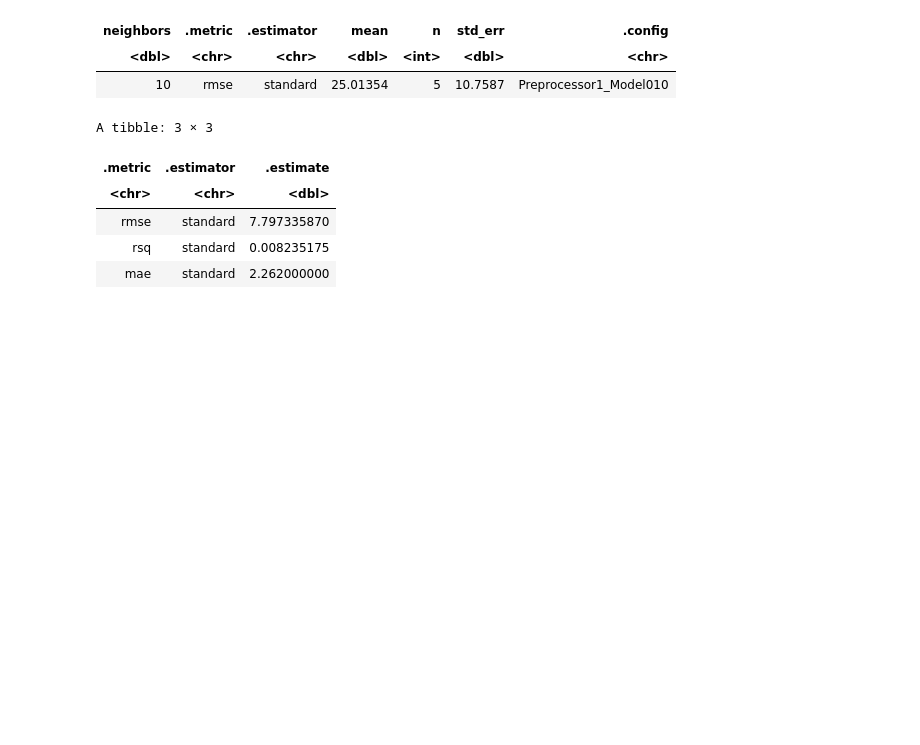
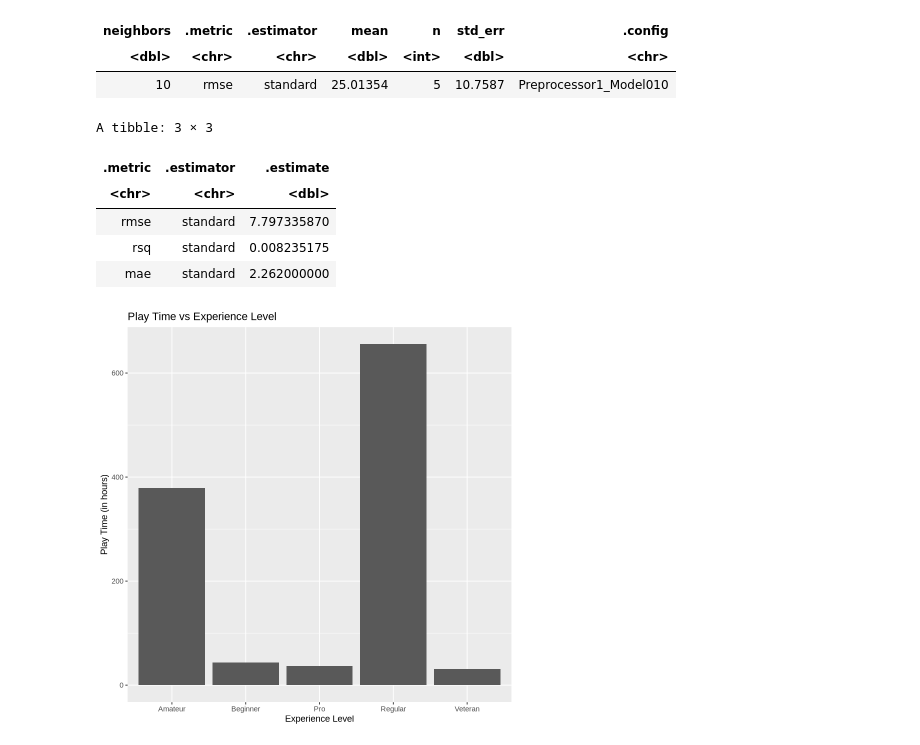
Before and after one commit to leticiascudeller/DSCI-100-proj, a Jupyter notebook: Untitled.ipynb, the cells around one changed output. Saved outputs shown, nothing was run; the diff lists cells and outputs as text; code cells hidden in the pictures; blank space fills up the shorter version.

Commit message:
Added visualizations
Added visualizations for play time vs experience level and play time vs subscription.

```diff
--- a/Untitled.ipynb
+++ b/Untitled.ipynb
@@ -562,3 +562,9 @@ A tibble: 3 × 3
 | rmse | standard | 7.797335870 |
 | rsq | standard | 0.008235175 |
 | mae | standard | 2.262000000 |
+# %%
+player_plot_experience <- ggplot(players, aes(x = experience, y = played_hours)) +
+    geom_bar(stat = "identity") + labs(x = "Experience Level", y = "Play Time (in hours)") + ggtitle("Play Time vs Experience Level")
+player_plot_experience
+# %% [output]
+[figure, added]
```
Also changed, not shown: parts of 1 cell of this notebook.
